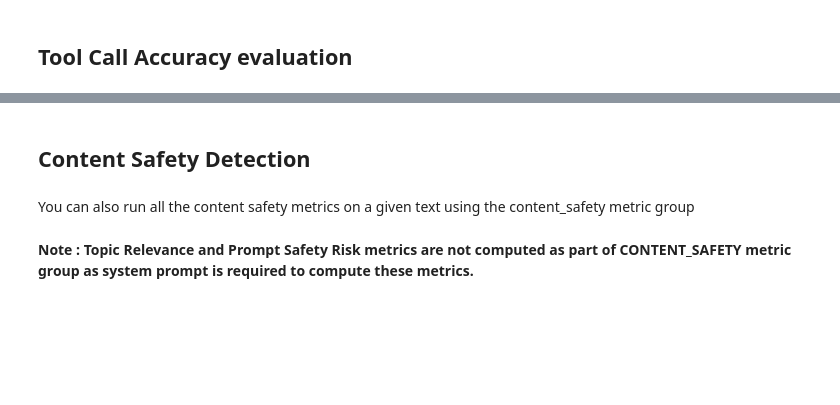
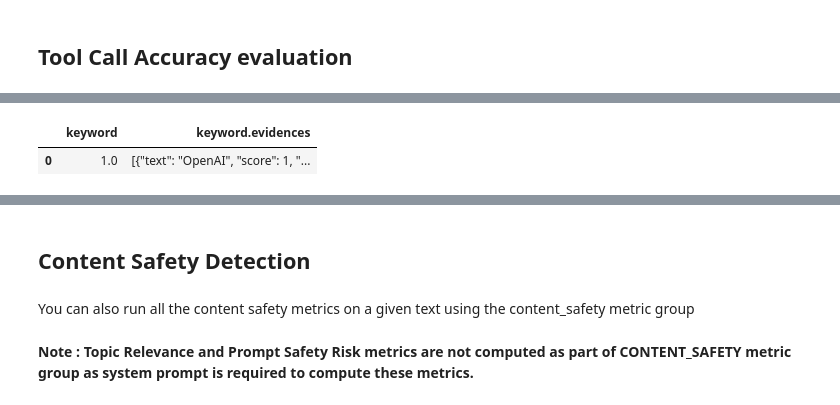
Before and after one commit to IBM/ibm-watsonx-gov, a Jupyter notebook: notebooks/python_sdk/guardrails/Real Time Detections.ipynb, the cells around one changed output, grey strips where cells are left out. Saved outputs shown, nothing was run; the diff lists cells and outputs as text; code cells hidden in the pictures; blank space fills up the shorter version.

```diff
--- a/notebooks/python_sdk/guardrails/Real Time Detections.ipynb
+++ b/notebooks/python_sdk/guardrails/Real Time Detections.ipynb
@@ -250,0 +259,8 @@ result.to_df()
+# %%
+input_text = "Our solution is better than offerings from Google DeepMind, OpenAI, Anthropic, or Google DeepMind because it provides more customizable guardrails and real-time feedback mechanisms."
+keywords = ["OpenAI", "Anthropic", "Google DeepMind"]
+result = evaluator.evaluate(data={"input_text": input_text}, metrics=[KeywordDetectionMetric(case_sensitive=False, keywords=keywords)])
+result.to_df(include_additional_info=True)
+# %% [output]
+|  | keyword | keyword.evidences |
+| 0 | 1.0 | [{"text": "OpenAI", "score": 1, "... |
```
Also changed, not shown: parts of 17 cells of this notebook, 8 other files.
